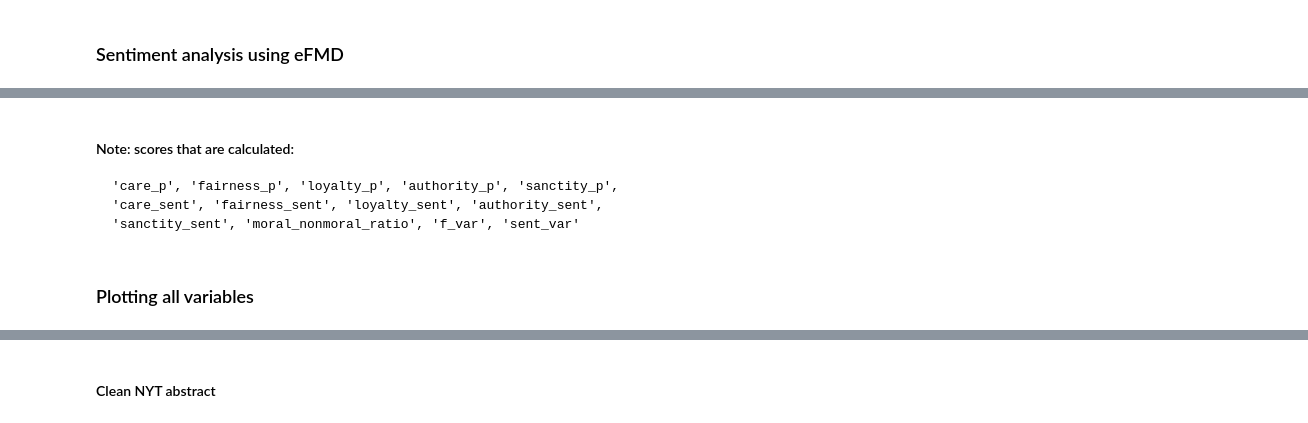
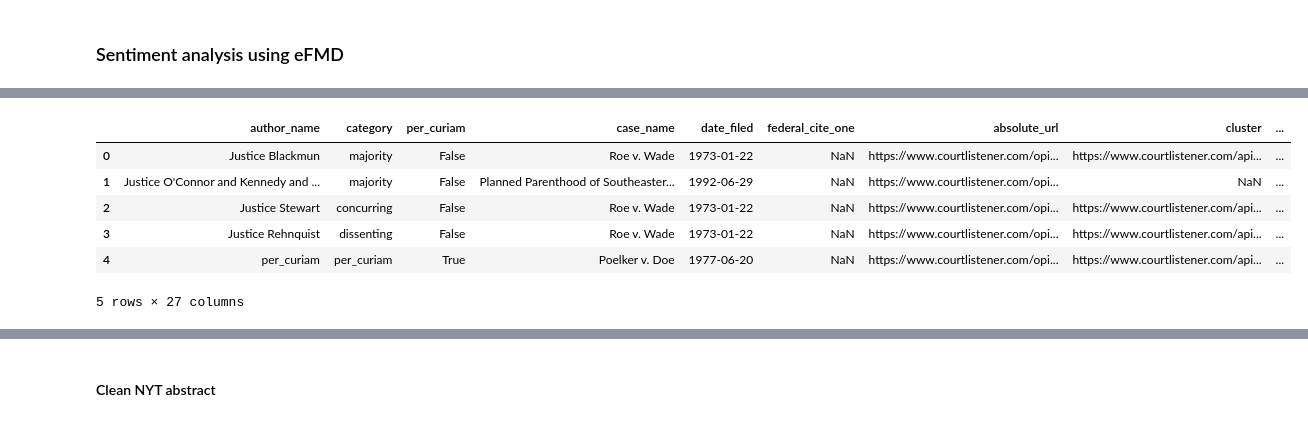
Before and after one commit to lprockop/NLPGroup10, a Jupyter notebook: PrelimAnalysis.ipynb, the cells around one changed output, grey strips where cells are left out. Drawn from its saved outputs; the diff is of its cells as text; code cells hidden in the pictures.

````diff
--- a/PrelimAnalysis.ipynb
+++ b/PrelimAnalysis.ipynb
@@ -100,11 +97,22 @@ plt.show()
-# %% [markdown]
-#### Note: scores that are calculated:
-
-
-```
-'care_p', 'fairness_p', 'loyalty_p', 'authority_p', 'sanctity_p',
-'care_sent', 'fairness_sent', 'loyalty_sent', 'authority_sent',
-'sanctity_sent', 'moral_nonmoral_ratio', 'f_var', 'sent_var'
-```
-# %% [markdown]
-### Plotting all variables
+# %%
+# running vice virtue analysis
+
+from emfdscore.scoring import score_docs
+
+num_docs_nyt = len(template_input_nyt)
+num_docs_sc = len(template_input_sc)
+
+DICT_TYPE = 'mfd'
+PROB_MAP = 'all'
+SCORE_METHOD = 'bow'
+OUT_METRICS = ''
+
+#create new dfs to hold the results
+df_nyt_v = score_docs(template_input_nyt, DICT_TYPE, PROB_MAP, SCORE_METHOD, OUT_METRICS, num_docs_nyt)
+df_sc_v = score_docs(template_input_sc, DICT_TYPE, PROB_MAP, SCORE_METHOD, OUT_METRICS, num_docs_sc)
+#combine dfs that hold the initial data with the results
+nyt_df_v = pd.concat((nyt, df_nyt_v), axis=1)
+sc_df_v = pd.concat((sc, df_sc_v), axis=1).drop(columns=['Unnamed: 0.2'])
+#examine output for SC
+sc_df_v.head()
+# %% [output]
@@ -111 +121,8 @@ plt.show()
+|  | author_name | category | per_curiam | case_name | date_filed | federal_cite_one | absolute_url | cluster | ... |
+| 0 | Justice Blackmun | majority | False | Roe v. Wade | 1973-01-22 | NaN | https://www.courtlistener.com/opi... | https://www.courtlistener.com/api... | ... |
+| 1 | Justice O'Connor and Kennedy and ... | majority | False | Planned Parenthood of Southeaster... | 1992-06-29 | NaN | https://www.courtlistener.com/opi... | NaN | ... |
+| 2 | Justice Stewart | concurring | False | Roe v. Wade | 1973-01-22 | NaN | https://www.courtlistener.com/opi... | https://www.courtlistener.com/api... | ... |
+| 3 | Justice Rehnquist | dissenting | False | Roe v. Wade | 1973-01-22 | NaN | https://www.courtlistener.com/opi... | https://www.courtlistener.com/api... | ... |
+| 4 | per_curiam | per_curiam | True | Poelker v. Doe | 1977-06-20 | NaN | https://www.courtlistener.com/opi... | https://www.courtlistener.com/api... | ... |
+5 rows × 27 columns
 # %%
````
Also changed, not shown: parts of 27 cells of this notebook, 2 other files.
